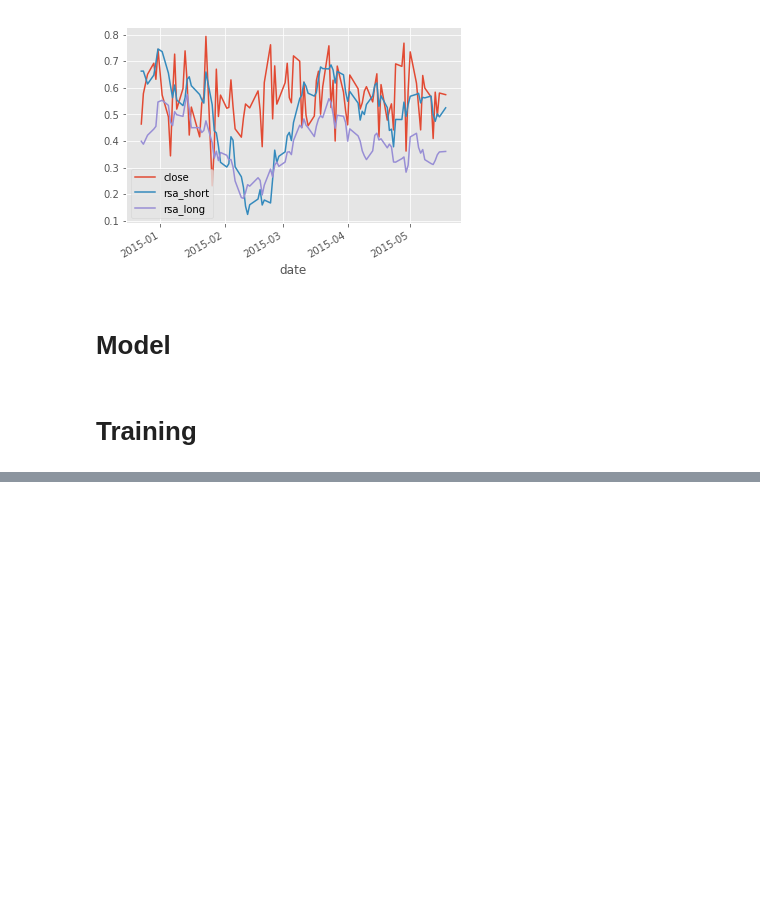
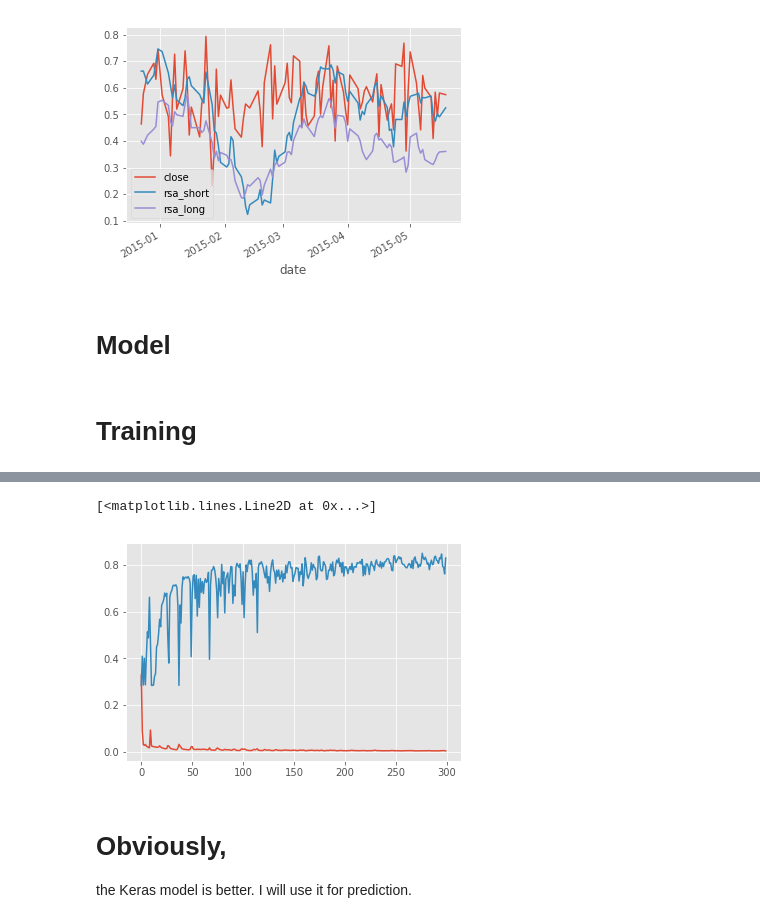
Before and after one commit to Neverik/finance, a Jupyter notebook: TF.ipynb, the cells around one changed output, grey strips where cells are left out. Drawn from its saved outputs; the diff is of its cells as text; code cells hidden in the pictures; blank space fills up the shorter version.

```diff
--- a/TF.ipynb
+++ b/TF.ipynb
@@ -121,0 +142,3 @@ import tensorflow.contrib.keras
+# %%
+A = np.asarray(A)
+B = np.asarray(B)
@@ -121,0 +153,8 @@ import tensorflow.contrib.keras
+# %%
+model = Sequential()
+model.add(LSTM(lstm_size, return_sequences=True, go_backwards=True, input_shape=(None, num_features), stateful=False))
+model.add(LSTM(num_features, return_sequences=True, go_backwards=True, stateful=False))
+# %%
+model.compile(loss="mean_squared_error", optimizer="rmsprop", metrics=["acc"])
+# %%
+history = model.fit(A, B, epochs=iterations * 4)
@@ -121,0 +179,9 @@ import tensorflow.contrib.keras
+# %%
+plt.plot(history.history["loss"])
+plt.plot(history.history["acc"])
+# %% [output]
+[<matplotlib.lines.Line2D at 0x...>]
+[figure, added]
+# %% [markdown]
+# Obviously,
+the Keras model is better. I will use it for prediction.
```
Also changed, not shown: parts of 20 cells of this notebook.
